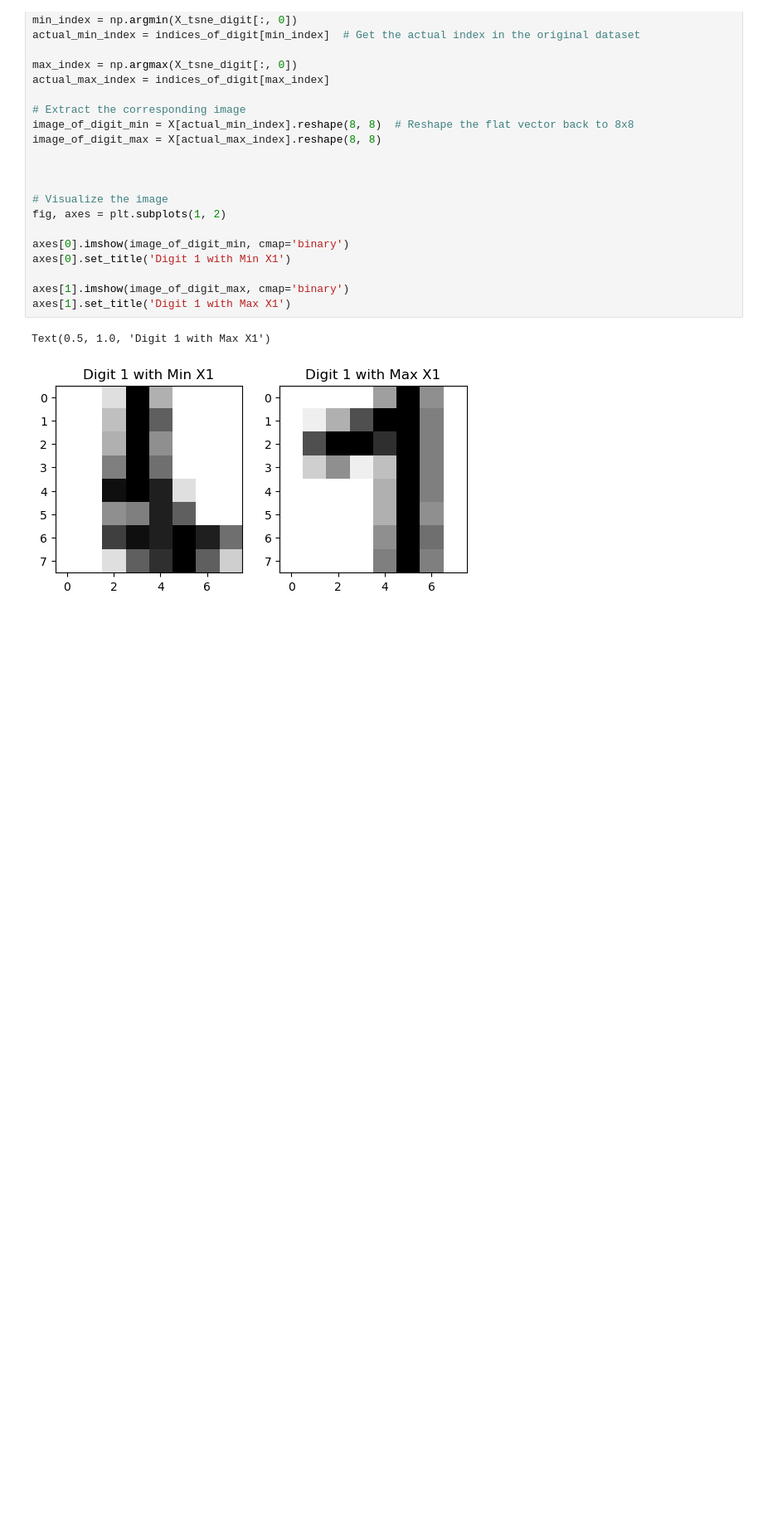
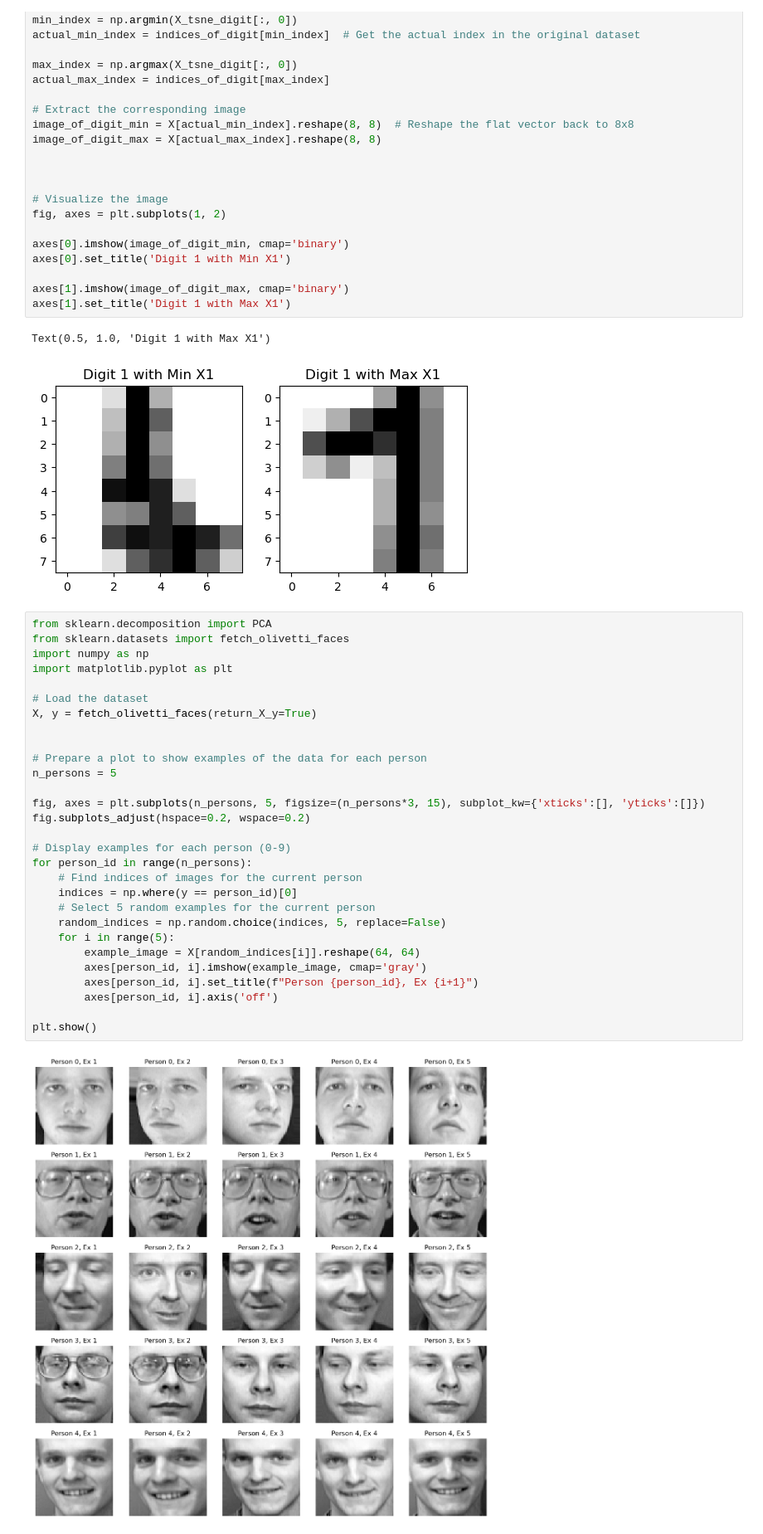
Before and after one commit to Rayzhangzirui/math10fa24, a Jupyter notebook: _sources/notes/pca.ipynb, the cells around one changed output. Shown at 83% size. Drawn from its saved outputs; the diff is of its cells as text; blank space fills up the shorter version.

```diff
--- a/_sources/notes/pca.ipynb
+++ b/_sources/notes/pca.ipynb
@@ -326,3 +378,34 @@ axes[1].set_title('Digit 1 with Max X1')
 # %% [output]
 Text(0.5, 1.0, 'Digit 1 with Max X1')
 [figure]
+# %%
+from sklearn.decomposition import PCA
+from sklearn.datasets import fetch_olivetti_faces
+import numpy as np
+import matplotlib.pyplot as plt
+
+# Load the dataset
+X, y = fetch_olivetti_faces(return_X_y=True)
+
+
+# Prepare a plot to show examples of the data for each person
+n_persons = 5
+
+fig, axes = plt.subplots(n_persons, 5, figsize=(n_persons*3, 15), subplot_kw={'xticks':[], 'yticks':[]})
+fig.subplots_adjust(hspace=0.2, wspace=0.2)
+
+# Display examples for each person (0-9)
+for person_id in range(n_persons):
+    # Find indices of images for the current person
+    indices = np.where(y == person_id)[0]
+    # Select 5 random examples for the current person
+    random_indices = np.random.choice(indices, 5, replace=False)
+    for i in range(5):
+        example_image = X[random_indices[i]].reshape(64, 64)
+        axes[person_id, i].imshow(example_image, cmap='gray')
+        axes[person_id, i].set_title(f"Person {person_id}, Ex {i+1}")
+        axes[person_id, i].axis('off')
+
+plt.show()
+# %% [output]
+[figure, added]
```
Also changed, not shown: parts of 11 cells of this notebook, 16 other files.
